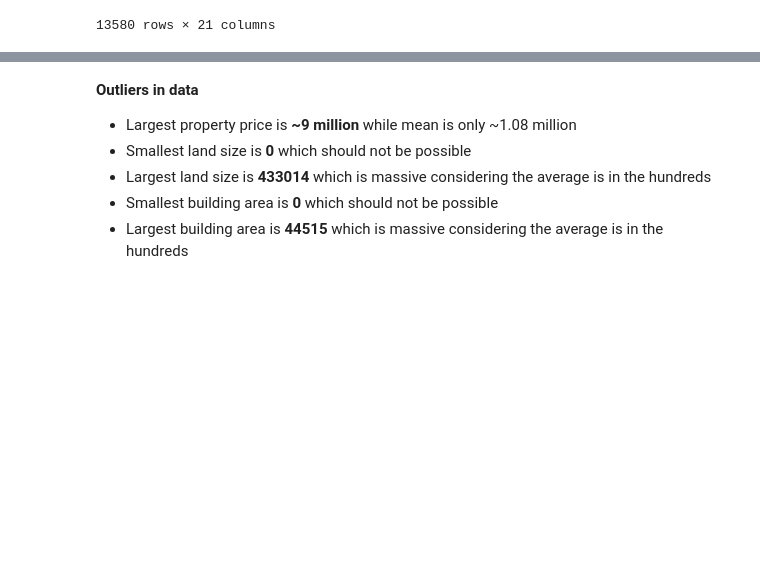
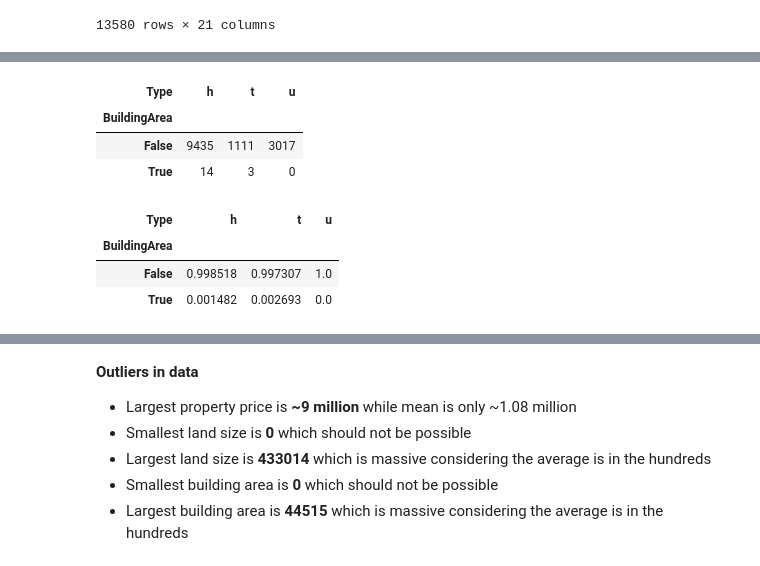
Before and after one commit to cousc0us/melbourne-suburb-analytics, a Jupyter notebook: notebooks/01_eda.ipynb, the cells around one changed output, grey strips where cells are left out. Drawn from its saved outputs; the diff is of its cells as text; code cells hidden in the pictures; blank space fills up the shorter version.

```diff
--- a/notebooks/01_eda.ipynb
+++ b/notebooks/01_eda.ipynb
@@ -134,0 +184,14 @@ df.fillna({"CouncilArea": "Unknown"}, inplace = True)
+# %%
+pd.crosstab(df["BuildingArea"] == 0, df["Type"])
+# %% [output]
+| Type | h | t | u |
+| BuildingArea |  |  |  |
+| False | 9435 | 1111 | 3017 |
+| True | 14 | 3 | 0 |
+# %%
+pd.crosstab(df["BuildingArea"] == 0, df["Type"], normalize="columns")
+# %% [output]
+| Type | h | t | u |
+| BuildingArea |  |  |  |
+| False | 0.998518 | 0.997307 | 1.0 |
+| True | 0.001482 | 0.002693 | 0.0 |
```
Also changed, not shown: parts of 12 cells of this notebook, 1 other file.
